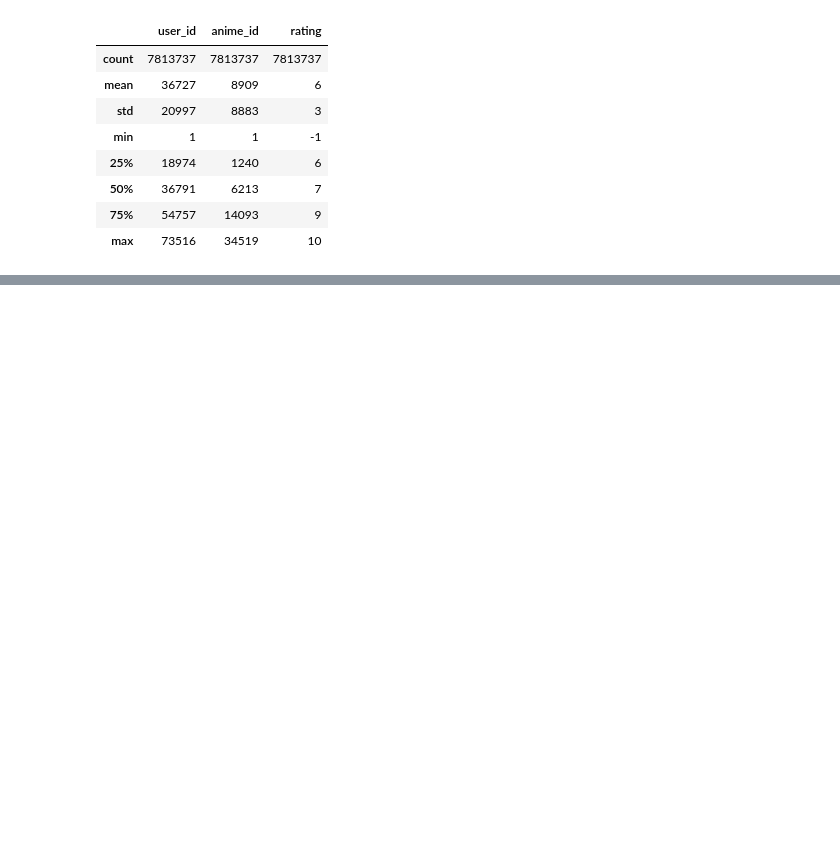
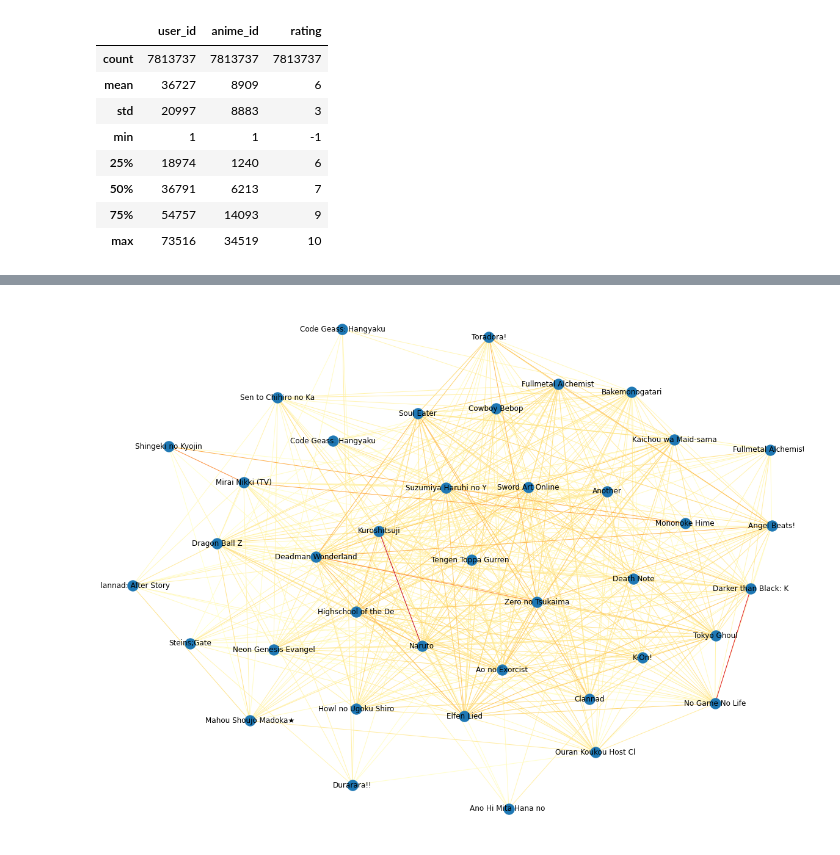
Before and after one commit to clementpiat/Anime-Recommendation, a Jupyter notebook: explore.ipynb, the cells around one changed output, grey strips where cells are left out. Cells and saved outputs as stored; diff of their text form; code cells hidden in the pictures; blank space fills up the shorter version.

```diff
--- a/explore.ipynb
+++ b/explore.ipynb
@@ -81,0 +132,13 @@ rating.describe().astype(int)
+# %%
+n_edges = 500
+max_name_length = 20
+edgelist = sorted(G.edges(data=True), key=lambda x: x[2]["weight"])[-n_edges:]
+edge_color = list(map(lambda x: np.sqrt(x[2]["weight"]), edgelist))
+anime_names = list(anime[anime["anime_id"].isin(anime_ids)]["name"])
+labels = dict([("a_"+str(i),name[:max_name_length]) for (i,name) in zip(anime_ids,anime_names)])
+# %%
+plt.figure(figsize=(16, 12))
+nx.draw_spring(G, with_labels=True, edgelist=edgelist, labels=labels, edge_color=edge_color, edge_cmap=plt.get_cmap("YlOrRd"))
+plt.show()
+# %% [output]
+[figure, added]
```
Also changed, not shown: parts of 8 cells of this notebook.
